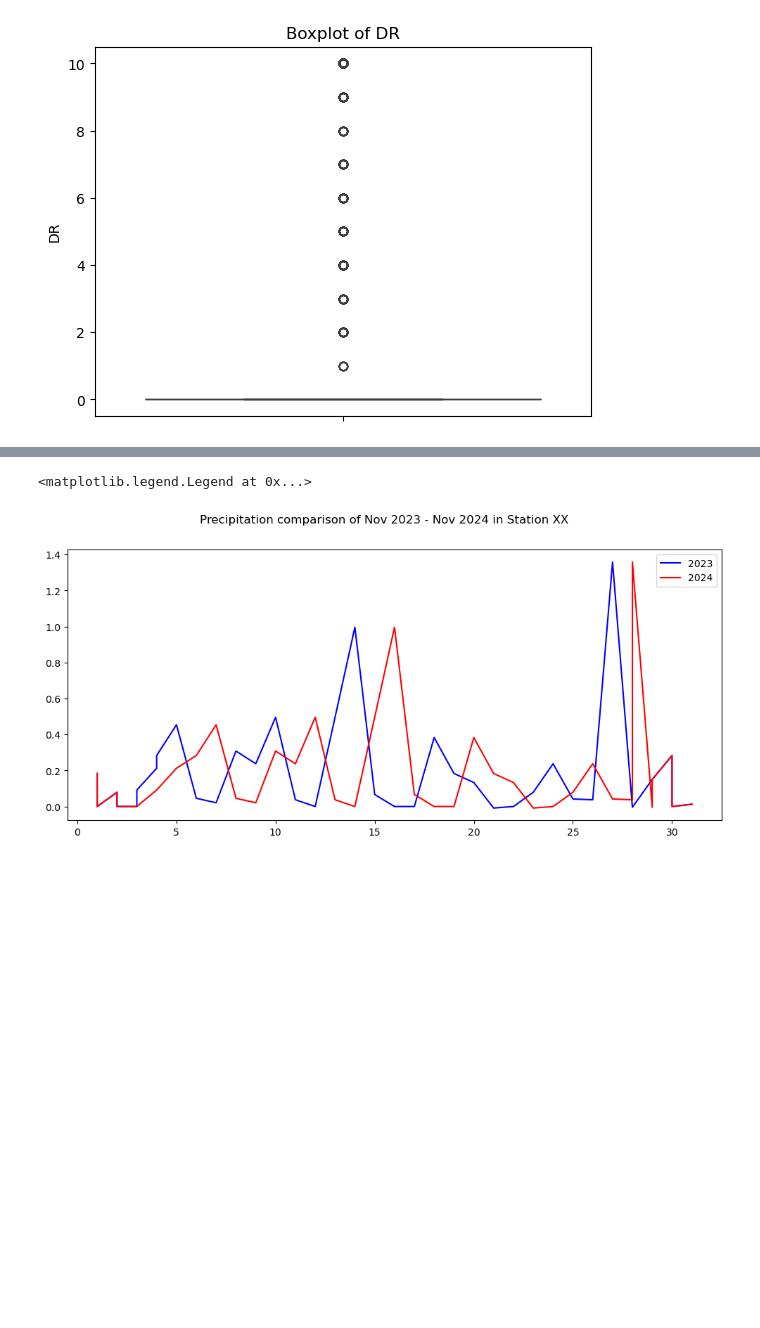
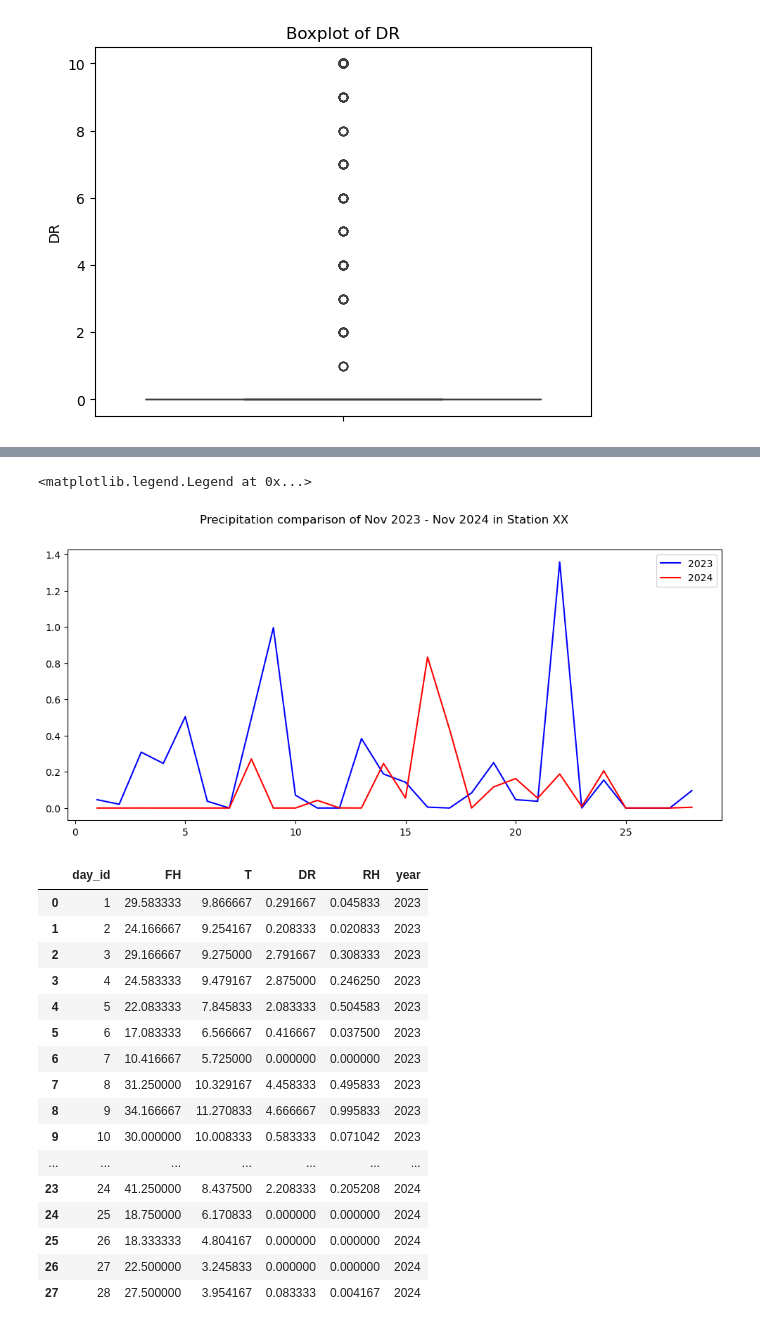
Before and after one commit to AnnavanHerwijnen/TIL6022_python_project, a Jupyter notebook: KNMI_OVfiets_2023-2024_comparison.ipynb, the cells around one changed output, grey strips where cells are left out. Drawn from its saved outputs; the diff is of its cells as text; code cells hidden in the pictures; blank space fills up the shorter version.

```diff
--- a/KNMI_OVfiets_2023-2024_comparison.ipynb
+++ b/KNMI_OVfiets_2023-2024_comparison.ipynb
@@ -231,12 +343,38 @@ ax_temp.legend([l1, l2], ['2023', '2024'])
 # %%
 fig, ax_rain = plt.subplots(figsize=(12, 5))
 
-l1, =ax_rain.plot(daily_avr_2023_station['day'], daily_avr_2023_station['RH'], color = 'blue', label = '2023')
-l2, =ax_rain.plot(daily_avr_2024_station['day'], daily_avr_2023_station['RH'], color = 'red', label = '2023')
+l1, =ax_rain.plot(daily_avr_2023_station['day_id'], daily_avr_2023_station['RH'], color = 'blue', label = '2023')
+l2, =ax_rain.plot(daily_avr_2024_station['day_id'], daily_avr_2024_station['RH'], color = 'red', label = '2023')
 
 fig.suptitle('Precipitation comparison of Nov 2023 - Nov 2024 in Station XX')
 
 ax_rain.legend([l1, l2], ['2023', '2024'])
 # %% [output]
 <matplotlib.legend.Legend at 0x...>
-[figure, old version]
+[figure, new version]
+# %%
+daily_avr_2023_station['year'] = 2023
+daily_avr_2024_station['year'] = 2024
+
+dfs = [daily_avr_2023_station, daily_avr_2024_station]
+combined_df = pd.concat(dfs)
+
+combined_df
+# %% [output]
+|  | day_id | FH | T | DR | RH | year |
+| 0 | 1 | 29.583333 | 9.866667 | 0.291667 | 0.045833 | 2023 |
+| 1 | 2 | 24.166667 | 9.254167 | 0.208333 | 0.020833 | 2023 |
+| 2 | 3 | 29.166667 | 9.275000 | 2.791667 | 0.308333 | 2023 |
+| 3 | 4 | 24.583333 | 9.479167 | 2.875000 | 0.246250 | 2023 |
+| 4 | 5 | 22.083333 | 7.845833 | 2.083333 | 0.504583 | 2023 |
+| 5 | 6 | 17.083333 | 6.566667 | 0.416667 | 0.037500 | 2023 |
+| 6 | 7 | 10.416667 | 5.725000 | 0.000000 | 0.000000 | 2023 |
+| 7 | 8 | 31.250000 | 10.329167 | 4.458333 | 0.495833 | 2023 |
+| 8 | 9 | 34.166667 | 11.270833 | 4.666667 | 0.995833 | 2023 |
+| 9 | 10 | 30.000000 | 10.008333 | 0.583333 | 0.071042 | 2023 |
+| ... | ... | ... | ... | ... | ... | ... |
+| 23 | 24 | 41.250000 | 8.437500 | 2.208333 | 0.205208 | 2024 |
+| 24 | 25 | 18.750000 | 6.170833 | 0.000000 | 0.000000 | 2024 |
+| 25 | 26 | 18.333333 | 4.804167 | 0.000000 | 0.000000 | 2024 |
+| 26 | 27 | 22.500000 | 3.245833 | 0.000000 | 0.000000 | 2024 |
+| 27 | 28 | 27.500000 | 3.954167 | 0.083333 | 0.004167 | 2024 |
```
Also changed, not shown: parts of 15 cells of this notebook.
